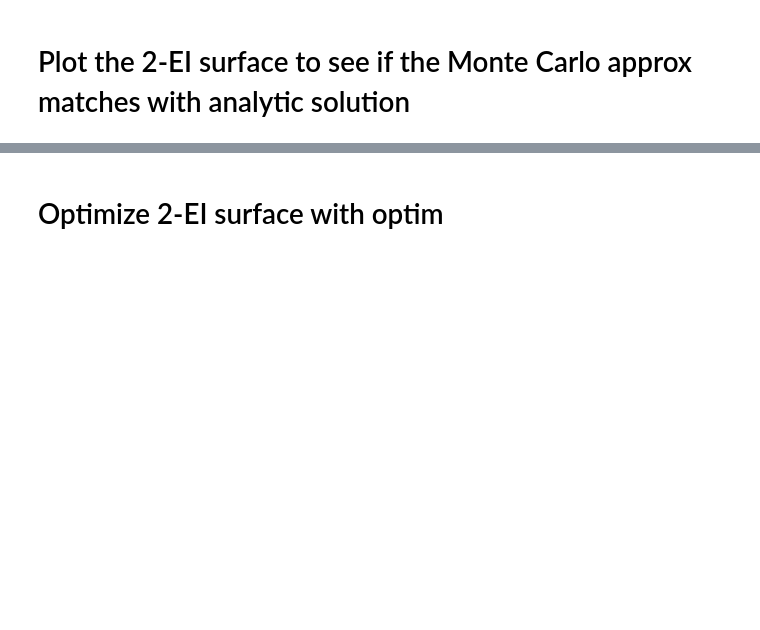
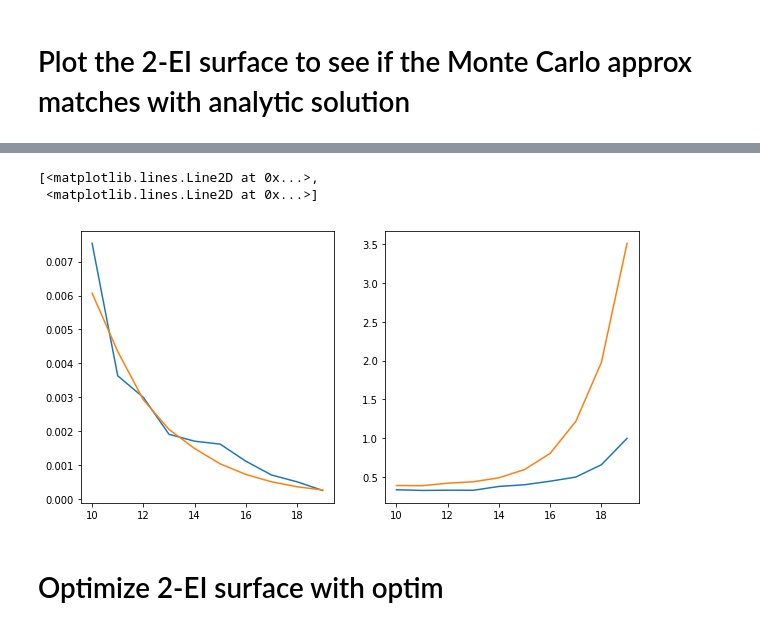
Before and after one commit to daidaixiong/gpytorch, a Jupyter notebook: examples/12_Bayesian_Optimization/bayesopt.ipynb, the cells around one changed output, grey strips where cells are left out. Drawn from its saved outputs; the diff is of its cells as text; code cells hidden in the pictures; blank space fills up the shorter version.

```diff
--- a/examples/12_Bayesian_Optimization/bayesopt.ipynb
+++ b/examples/12_Bayesian_Optimization/bayesopt.ipynb
@@ -389,0 +462,39 @@ Mean absolute error: 0.00018220425932213402
+# %%
+exp_num = np.arange(10, 20)
+num_mc_samples_to_try = 2**exp_num
+len_num_mc_samples = len(num_mc_samples_to_try)
+num_repeats = 5
+abs_error = np.zeros((num_repeats, len_num_mc_samples, 2))
+times = np.zeros((num_repeats, len_num_mc_samples, 2))
+test_x = torch.linspace(-bound, bound, 20)
+compute_diag_with_ei = False
+
+for i in range(len_num_mc_samples):
+
+    num_mc_samples = num_mc_samples_to_try[i]
+
+    two_ei_surface1 = qEI.compute_2ei_surface(test_x, analytic=True,
+                                              compute_diag_with_ei=compute_diag_with_ei)
+    for repeat in range(num_repeats):
+
+        qEI = qExpectedImprovement(model, y_best, num_mc_samples, sampler='mc', seed=repeat)
+        #qEI.set_seed(repeat)
+        start = time.time()
+        two_ei_surface2 = qEI.compute_2ei_surface(test_x, analytic=False, use_forward=True,
+                                                  compute_diag_with_ei=compute_diag_with_ei)
+        end = time.time()
+        times[repeat, i, 0] = end - start
+        abs_error[repeat, i, 0] = np.mean(np.abs(two_ei_surface1 - two_ei_surface2))
+
+
+        qEI = qExpectedImprovement(model, y_best, num_mc_samples, sampler='qmc', seed=repeat)
+        #qEI.set_seed(repeat)
+        start = time.time()
+        two_ei_surface3 = qEI.compute_2ei_surface(test_x, analytic=False, use_forward=True,
+                                                  compute_diag_with_ei=compute_diag_with_ei)
+        end = time.time()
+        times[repeat, i, 1] = end - start
+        abs_error[repeat, i, 1] = np.mean(np.abs(two_ei_surface1 - two_ei_surface3))
+    print('Number of samples %-10d Mean absolute error: %f %f' % (num_mc_samples,
+                                                               np.mean(abs_error[:,i,0], axis=0),
+                                                               np.mean(abs_error[:,i,1], axis=0)))
@@ -390,2 +512,10 @@ Mean absolute error: 0.00018220425932213402
+# %%
+fig, ax = plt.subplots(1,2, figsize=(10,5))
+ax[0].plot(exp_num, (abs_error.mean(axis=0)))
+ax[1].plot(exp_num, times.mean(axis=0))
+# %% [output]
+[<matplotlib.lines.Line2D at 0x...>,
+ <matplotlib.lines.Line2D at 0x...>]
+[figure, added]
 # %% [markdown]
 # Optimize 2-EI surface with optim
```
Also changed, not shown: parts of 17 cells of this notebook.
